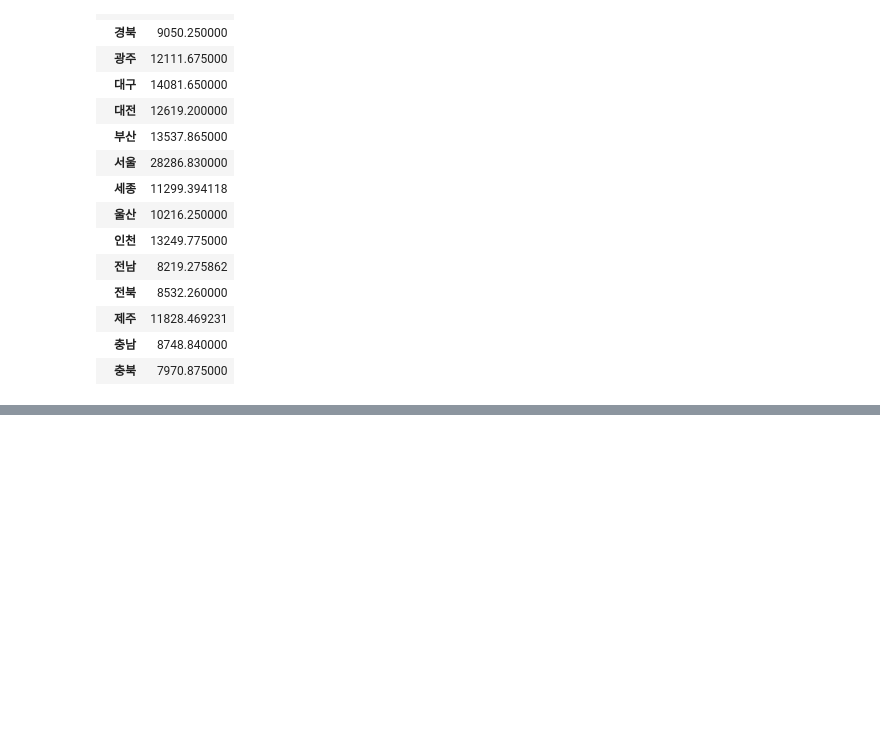
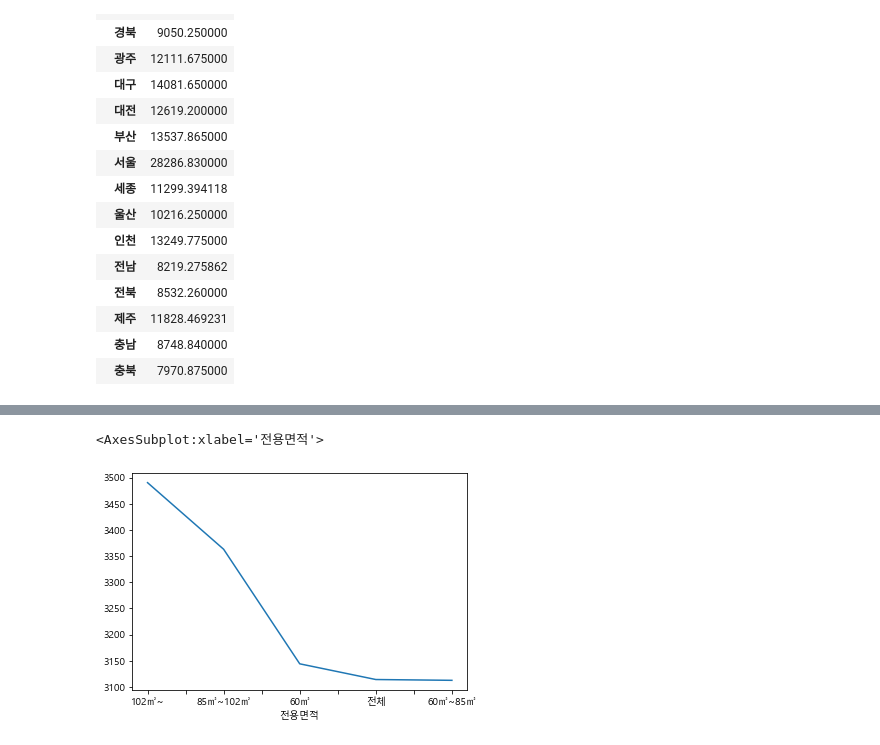
Before and after one commit to shiningstar1007/DataScience, a Jupyter notebook: 공공데이터/notebook/공공데이터_분석.ipynb, the cells around one changed output, grey strips where cells are left out. Cells and saved outputs as stored; diff of their text form; code cells hidden in the pictures; blank space fills up the shorter version.

```diff
--- a/공공데이터/notebook/공공데이터_분석.ipynb
+++ b/공공데이터/notebook/공공데이터_분석.ipynb
@@ -362,0 +379,7 @@ data.loc[2019]
+# %%
+# 시각화 그래프(전용면적별 분양가격 평균가)
+group_data = data_Last.groupby(["전용면적"])["분양가격"].mean().sort_values(ascending=False)
+group_data.plot()
+# %% [output]
+<AxesSubplot:xlabel='전용면적'>
+[figure, added]
```
Also changed, not shown: parts of 56 cells of this notebook.
